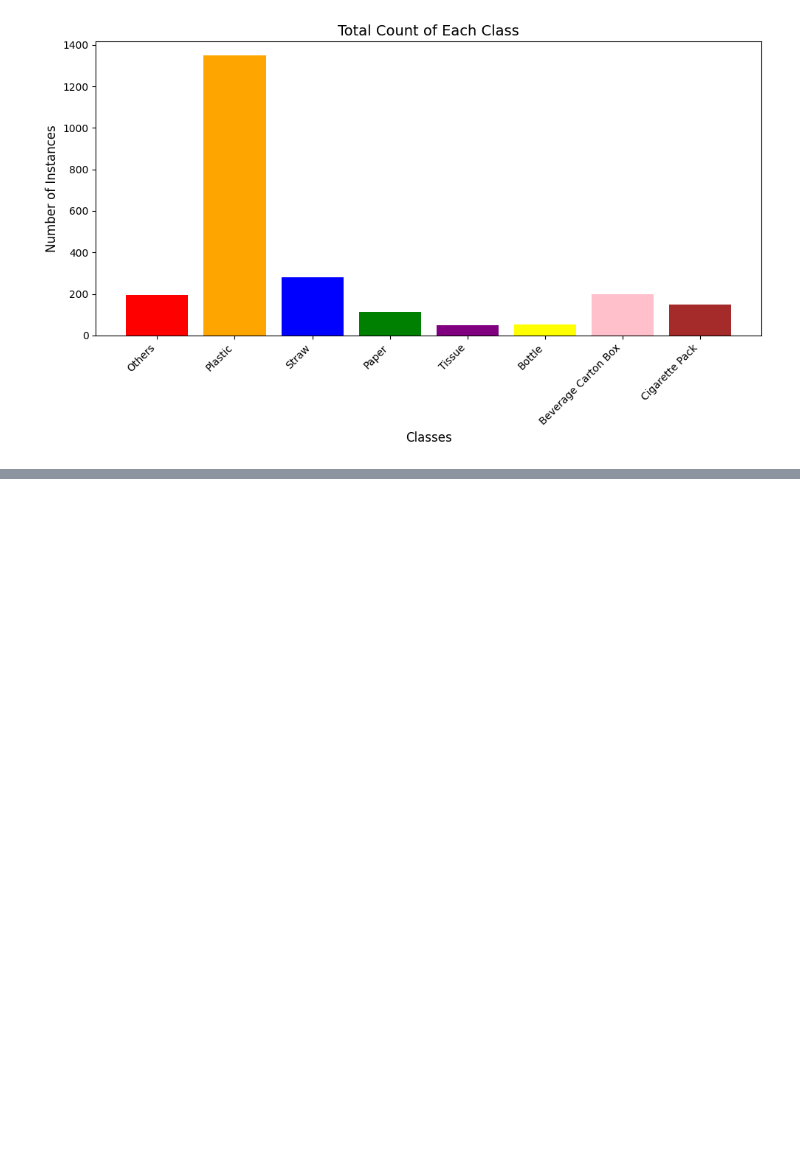
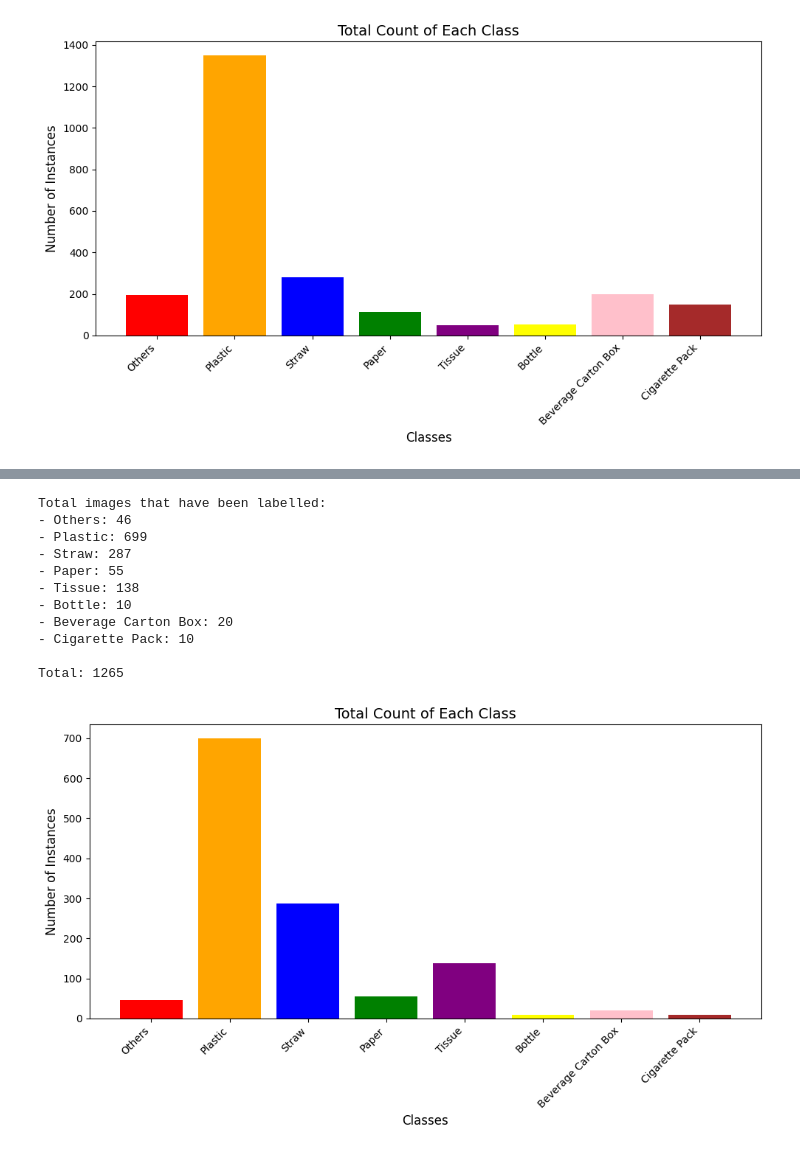
Before and after one commit to agiftsanyazhar/Proyek-Akhir-D4-PENS-Garbage-YOLO-New, a Jupyter notebook: 01. Garbage Labelling.ipynb, the cells around one changed output, grey strips where cells are left out. Cells and saved outputs as stored; diff of their text form; code cells hidden in the pictures; blank space fills up the shorter version.

```diff
--- a/01. Garbage Labelling.ipynb
+++ b/01. Garbage Labelling.ipynb
@@ -748,0 +852,80 @@ Total: 2385
+# %%
+import os
+import matplotlib.pyplot as plt
+
+# Define the directories
+base_dir = "dataset/labels"
+directories = ["test", "train", "val"]  # Add the directories you want to check
+
+# Initialize a dictionary to store the total count of each class
+class_counts = {0: 0, 1: 0, 2: 0, 3: 0, 4: 0, 5: 0, 6: 0, 7: 0}
+
+# Display the total counts for each class with the real names
+class_names = {
+    0: "Others",
+    1: "Plastic",
+    2: "Straw",
+    3: "Paper",
+    4: "Tissue",
+    5: "Bottle",
+    6: "Beverage Carton Box",
+    7: "Cigarette Pack",
+}
+
+
+# Function to count the classes in a single file
+def count_classes_in_file(file_path):
+    with open(file_path, "r") as file:
+        lines = file.readlines()
+        for line in lines:
+            # Get the first element of each line (the class number)
+            class_number = int(line.split()[0])
+            # Increase the count for the corresponding class
+            if class_number in class_counts:
+                class_counts[class_number] += 1
+
+
+# Loop through each directory and count classes from all .txt files
+for directory in directories:
+    label_dir = os.path.join(base_dir, directory)
+    if os.path.exists(label_dir):
+        for file_name in os.listdir(label_dir):
+            if file_name.endswith(".txt"):
+                file_path = os.path.join(label_dir, file_name)
+                count_classes_in_file(file_path)
+
+print("Total images that have been labelled:")
+# Display the total counts for each class
+for class_num, count in class_counts.items():
+    print(f"- {class_names[class_num]}: {count}")
+print("\nTotal:", sum(class_counts.values()))
+
+# Plotting the counts
+labels = [class_names[i] for i in class_counts.keys()]
+counts = [class_counts[i] for i in class_counts.keys()]
+
+plt.figure(figsize=(10, 6))
+plt.bar(
+    labels,
+    counts,
+    color=["red", "orange", "blue", "green", "purple", "yellow", "pink", "brown"],
+)
+plt.title("Total Count of Each Class", fontsize=14)
+plt.xlabel("Classes", fontsize=12)
+plt.ylabel("Number of Instances", fontsize=12)
+plt.xticks(rotation=45, ha="right")  # Rotate class names for better readability
+plt.tight_layout()  # Adjust layout to prevent clipping
+plt.show()
+# %% [output]
+Total images that have been labelled:
+- Others: 46
+- Plastic: 699
+- Straw: 287
+- Paper: 55
+- Tissue: 138
+- Bottle: 10
+- Beverage Carton Box: 20
+- Cigarette Pack: 10
+
+Total: 1265
+[figure, added]
```
Also changed, not shown: parts of 6 cells of this notebook, 6 other files.
